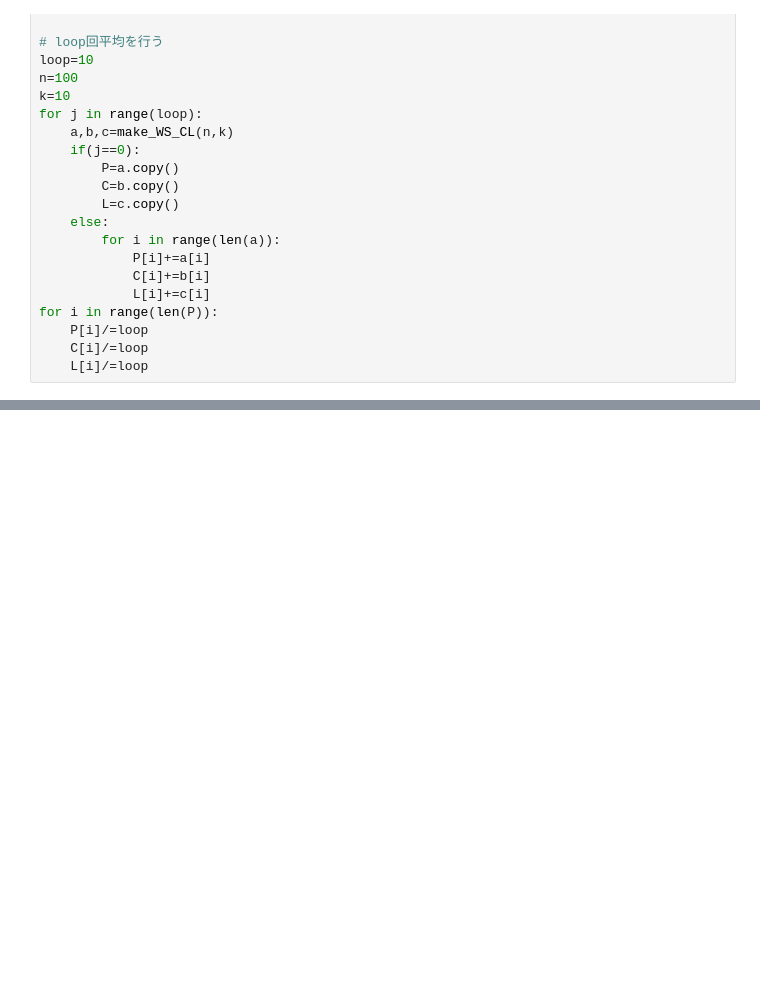
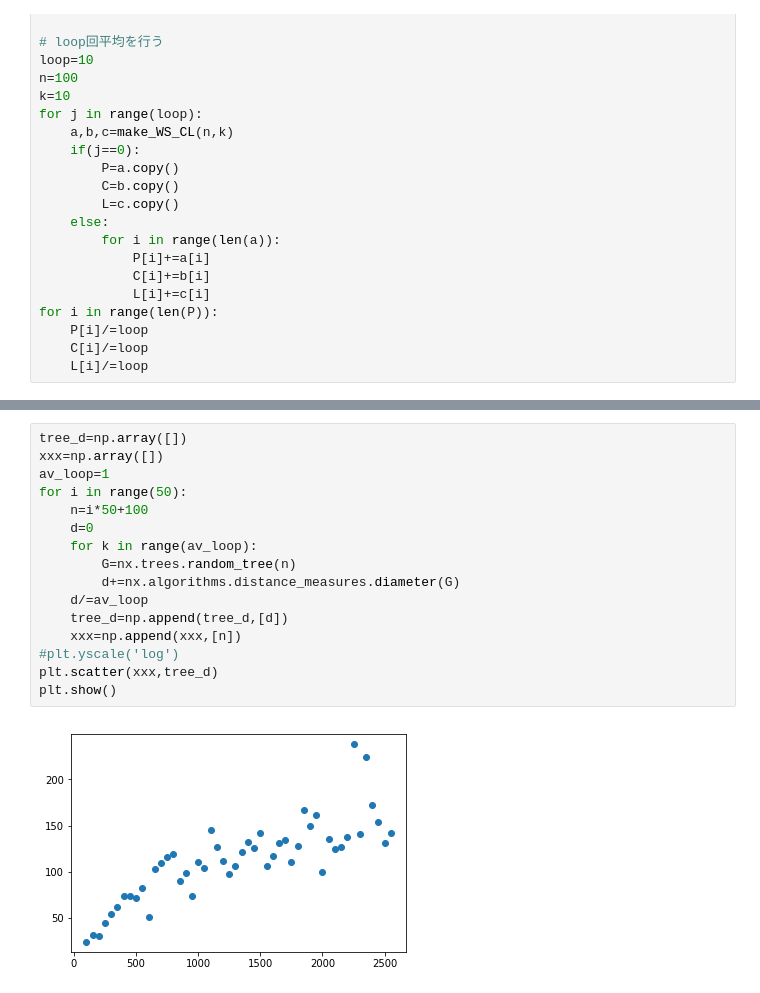
Before and after one commit to MasakiChujo/NetworkScience, a Jupyter notebook: networkx2_BA_WS.ipynb, the cells around one changed output, grey strips where cells are left out. Cells and saved outputs as stored; diff of their text form; blank space fills up the shorter version.

```diff
--- a/networkx2_BA_WS.ipynb
+++ b/networkx2_BA_WS.ipynb
@@ -157,0 +166,18 @@ plt.show()
+# %%
+tree_d=np.array([])
+xxx=np.array([])
+av_loop=1
+for i in range(50):
+    n=i*50+100
+    d=0
+    for k in range(av_loop):
+        G=nx.trees.random_tree(n)
+        d+=nx.algorithms.distance_measures.diameter(G)
+    d/=av_loop
+    tree_d=np.append(tree_d,[d])
+    xxx=np.append(xxx,[n])
+#plt.yscale('log')
+plt.scatter(xxx,tree_d)
+plt.show()
+# %% [output]
+[figure, added]
```
Also changed, not shown: parts of 9 cells of this notebook, 2 other files.
